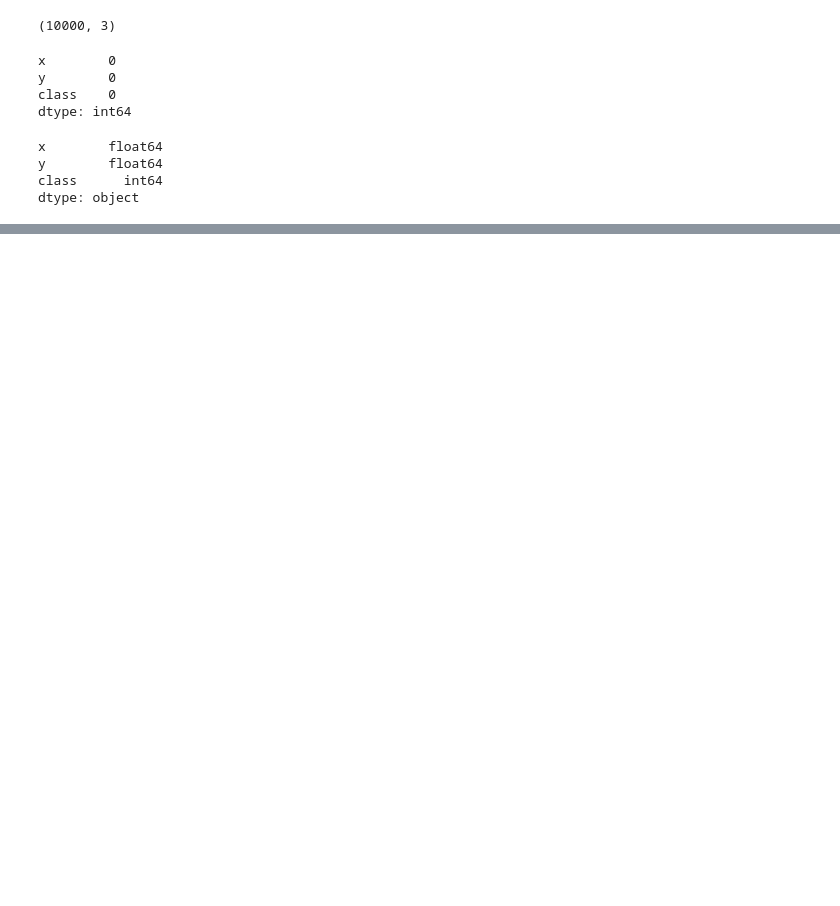
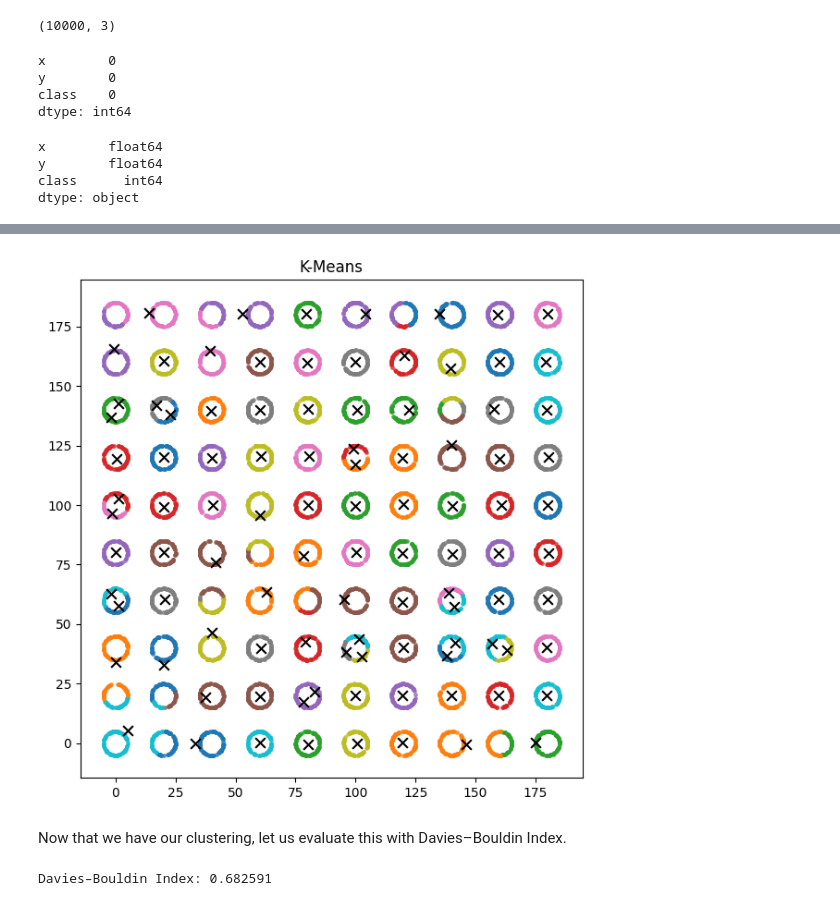
Before and after one commit to yuvraj-verma01/Clustering_Tasks_IML_A2, a Jupyter notebook: Clustering_tasks.ipynb, the cells around one changed output, grey strips where cells are left out. Drawn from its saved outputs; the diff is of its cells as text; code cells hidden in the pictures; blank space fills up the shorter version.

```diff
--- a/Clustering_tasks.ipynb
+++ b/Clustering_tasks.ipynb
@@ -55,0 +171,14 @@ So we upon looking at the data, we see that there are no missing values and all
+# %%
+plt.figure(figsize = (7, 7))
+for cluster in clusters:
+    cluster = np.array(cluster)
+    if len(cluster):
+        plt.scatter(cluster[:,0], cluster[:,-1], s =6, alpha = 0.7)
+centroids = np.array(kmeans.centroids)
+plt.scatter(centroids[:,0], centroids[:,1], c='k', s=60, marker='x')
+plt.title('K-Means')
+plt.show()
+# %% [output]
+[figure, added]
+# %% [markdown]
+Now that we have our clustering, let us evaluate this with Davies–Bouldin Index.
@@ -55,0 +214,5 @@ So we upon looking at the data, we see that there are no missing values and all
+# %%
+dbi = davies_bouldin_index(X, labels, centroids)
+print("Davies–Bouldin Index:", round(dbi, 6))
+# %% [output]
+Davies–Bouldin Index: 0.682591
```
Also changed, not shown: parts of 17 cells of this notebook.
